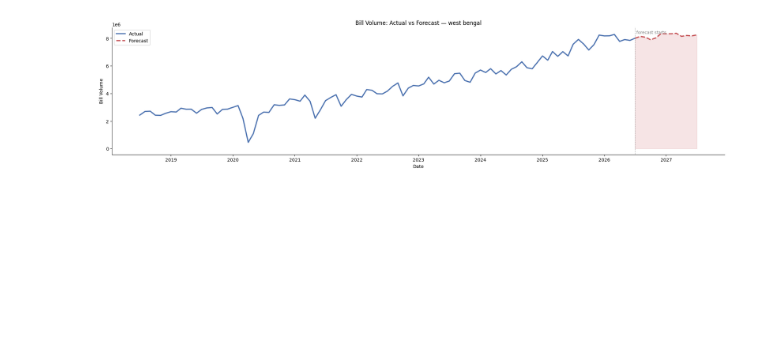
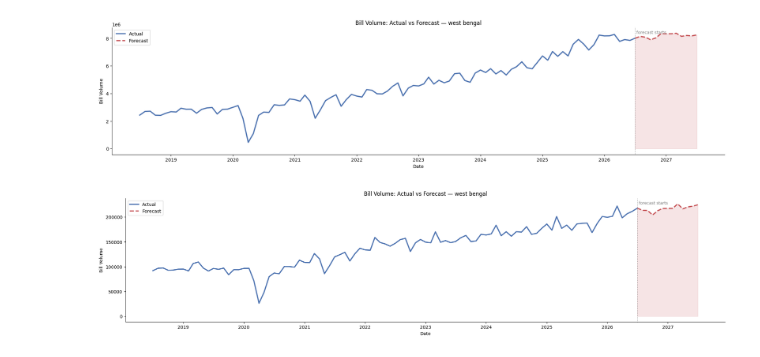
Before and after one commit to IamRaNo/india-logistics-hub-optimizer, a Jupyter notebook: jupyter notebooks/01_forecasting.ipynb, the cells around one changed output. Cells and saved outputs as stored; diff of their text form; code cells hidden in the pictures; blank space fills up the shorter version.

```diff
--- a/jupyter notebooks/01_forecasting.ipynb
+++ b/jupyter notebooks/01_forecasting.ipynb
@@ -273,38 +329,9 @@ plt.show()
 # %%
-final_forecast = StatsForecast(models=[AutoARIMA(season_length=12,alias = "SARIMA")],freq="MS")
-final_forecast.fit(volume_data_sorted)
+final_volume_forecast = StatsForecast(models=[AutoARIMA(season_length=12,alias = "SARIMA")],freq="MS")
+final_volume_forecast.fit(volume_data_sorted)
+future_volume_forecast = final_volume_forecast.predict(h=12)
 
 
-future_forecast = final_forecast.predict(h=12)
+final_amount_forecast = StatsForecast(models=[AutoARIMA(season_length=12,alias = "SARIMA")],freq="MS")
+final_amount_forecast.fit(amount_data_sorted)
+future_amount_forecast = final_amount_forecast.predict(h=12)
-# %%
-def plot_forecast(state=None, actual=volume_data_sorted, forecast=future_forecast, figsize=(24,5)):
-    if state:
-        actual_data = actual[actual['unique_id'] == state]
-        forecast_data = forecast[forecast['unique_id'] == state].rename(columns={'SARIMA': 'SARIMA'})
-        title = f'Bill Volume: Actual vs Forecast — {state}'
-    else:
-        actual_data = actual.groupby('ds')['y'].sum().reset_index()
-        forecast_data = forecast.groupby('ds')['SARIMA'].sum().reset_index()
-        title = 'Total Bill Volume: Actual vs Forecast'
-
-    # stitch actual and forecast so the lines connect (applies to both cases now)
-    last_actual = actual_data.iloc[[-1]].rename(columns={'y': 'SARIMA'})
-    forecast_data = pd.concat([last_actual[['ds', 'SARIMA']], forecast_data])
-
-    fig, ax = plt.subplots(figsize=figsize)
-
-    ax.plot(actual_data['ds'], actual_data['y'], label='Actual', color='#4C72B0', linewidth=2.5)
-    ax.plot(forecast_data['ds'], forecast_data['SARIMA'], label='Forecast', linestyle='--', color='#C44E52', linewidth=2.5)
-
-    ax.fill_between(forecast_data['ds'], forecast_data['SARIMA'], color='#C44E52', alpha=0.15)
-
-    ax.axvline(actual_data['ds'].max(), color='gray', linestyle=':', linewidth=1)
-    ax.text(actual_data['ds'].max(), ax.get_ylim()[1]*0.95, ' forecast starts', fontsize=9, color='gray')
-
-    ax.legend()
-    ax.set_title(title)
-    ax.set_xlabel('Date')
-    ax.set_ylabel('Bill Volume')
-
-    sns.despine(ax=ax)
-    plt.show()
@@ -317,2 +340,6 @@ plot_forecast('west bengal')
 # %% [output]
 [figure]
+# %%
+plot_forecast(state='west bengal',actual=amount_data_sorted,forecast=future_amount_forecast)
+# %% [output]
+[figure, added]
```
Also changed, not shown: parts of 15 cells of this notebook, 2 other files.
